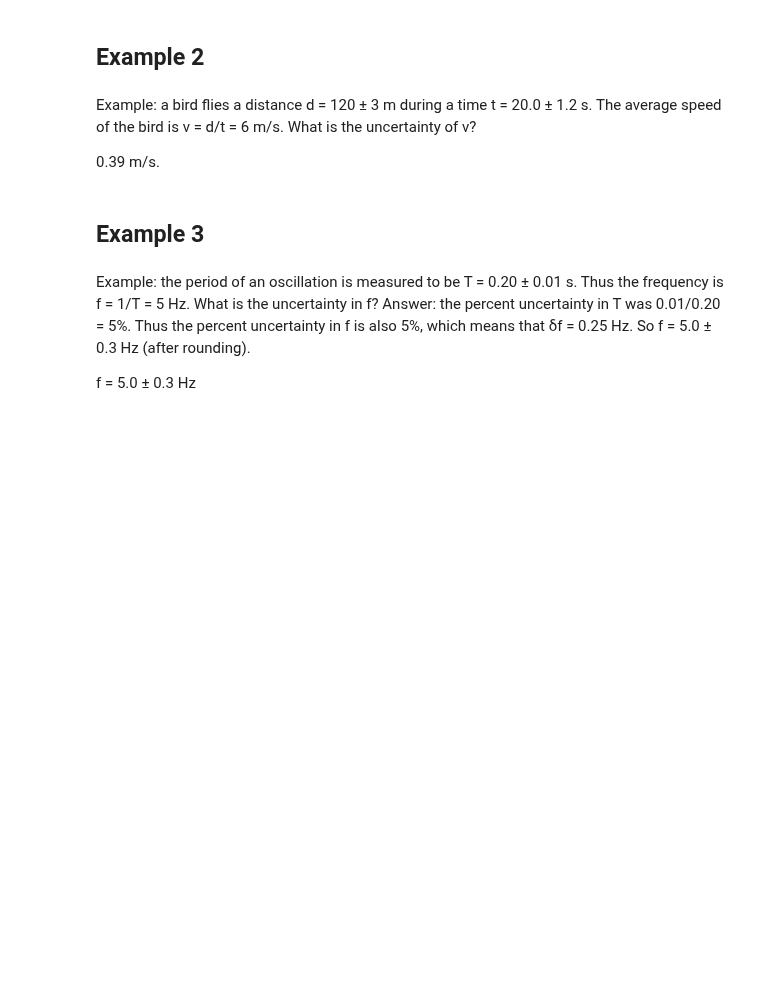
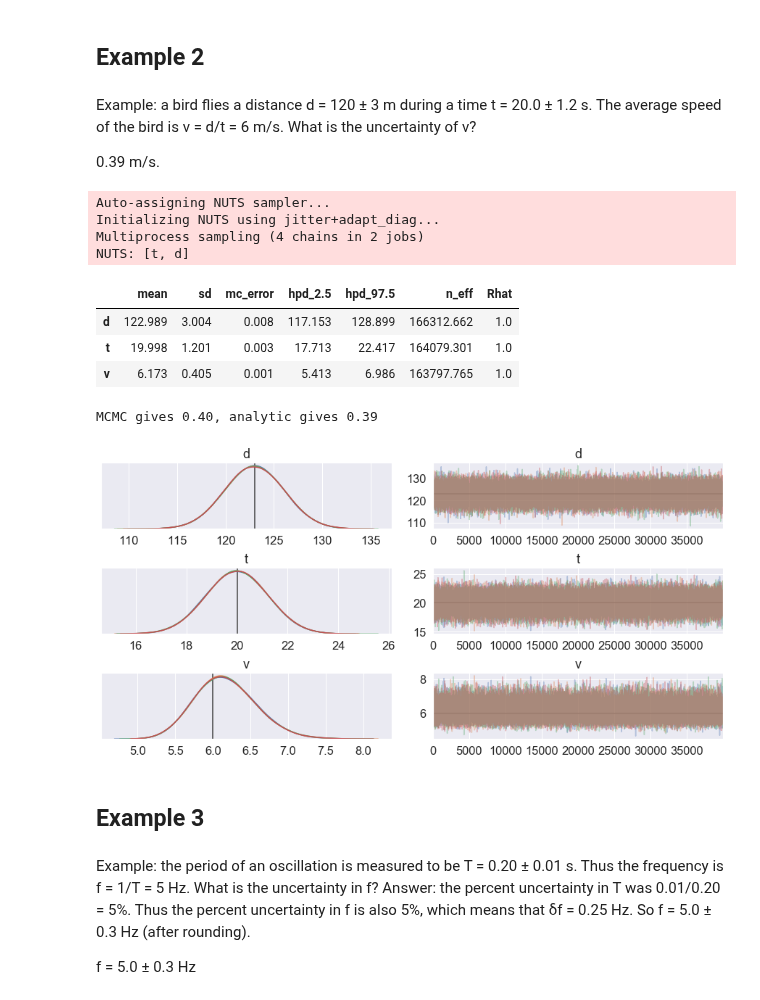
Before and after one commit to balarsen/pymc_learning, a Jupyter notebook: Propagation_of_uncertainty/Examples-pymc3.ipynb, the cells around one changed output. Drawn from its saved outputs; the diff is of its cells as text; code cells hidden in the pictures; blank space fills up the shorter version.

```diff
--- a/Propagation_of_uncertainty/Examples-pymc3.ipynb
+++ b/Propagation_of_uncertainty/Examples-pymc3.ipynb
@@ -83,16 +55,29 @@ the bird is v = d/t = 6 m/s. What is the uncertainty of v?
 
 0.39 m/s.
 # %%
-with mc.Model() as model:
-    d = mc.Normal('d', 123, tau=(3)**-2)
-    t = mc.Normal('t', 20.0, tau=(1.2)**-2)
-    v = mc.Deterministic('v', d/t)
-    start = mc.find_MAP()
-    trace = mc.sample(40000, njobs=4, start=start)
+with pm.Model() as model:
+    d = pm.Normal('d', 123, tau=(3)**-2)
+    t = pm.Normal('t', 20.0, tau=(1.2)**-2)
+    v = pm.Deterministic('v', d/t)
+    trace = pm.sample(40000, chains=4)
+# %% [output]
+Auto-assigning NUTS sampler...
+Initializing NUTS using jitter+adapt_diag...
+Multiprocess sampling (4 chains in 2 jobs)
+NUTS: [t, d]
+# %%
+pm.summary(trace).round(3)
+# %% [output]
+|  | mean | sd | mc_error | hpd_2.5 | hpd_97.5 | n_eff | Rhat |
+| d | 122.989 | 3.004 | 0.008 | 117.153 | 128.899 | 166312.662 | 1.0 |
+| t | 19.998 | 1.201 | 0.003 | 17.713 | 22.417 | 164079.301 | 1.0 |
+| v | 6.173 | 0.405 | 0.001 | 5.413 | 6.986 | 163797.765 | 1.0 |
 # %%
-mc.summary(trace)
-mc.traceplot(trace, combined=True, lines={'d':123, 't':20, 'v':6})
+pm.traceplot(trace, combined=False, lines=[('d', {}, 123), ('t', {}, 20), ('v', {}, 6)])
 print("MCMC gives {0:.2f}, analytic gives {1}".format(trace['v'].std(), 0.39))
+# %% [output]
+MCMC gives 0.40, analytic gives 0.39
+[figure, added]
 # %% [markdown]
 ## Example 3
 # %% [markdown]
```
Also changed, not shown: parts of 20 cells of this notebook.
